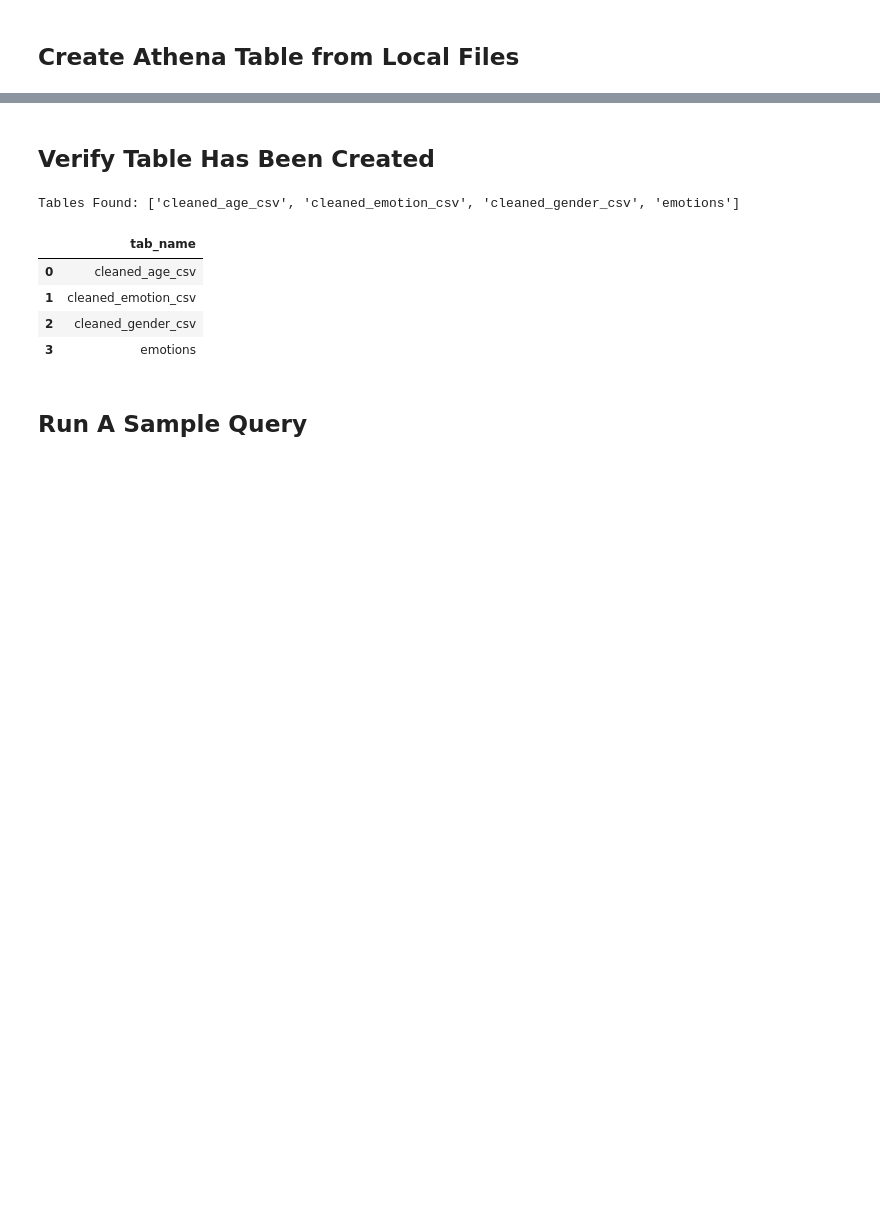
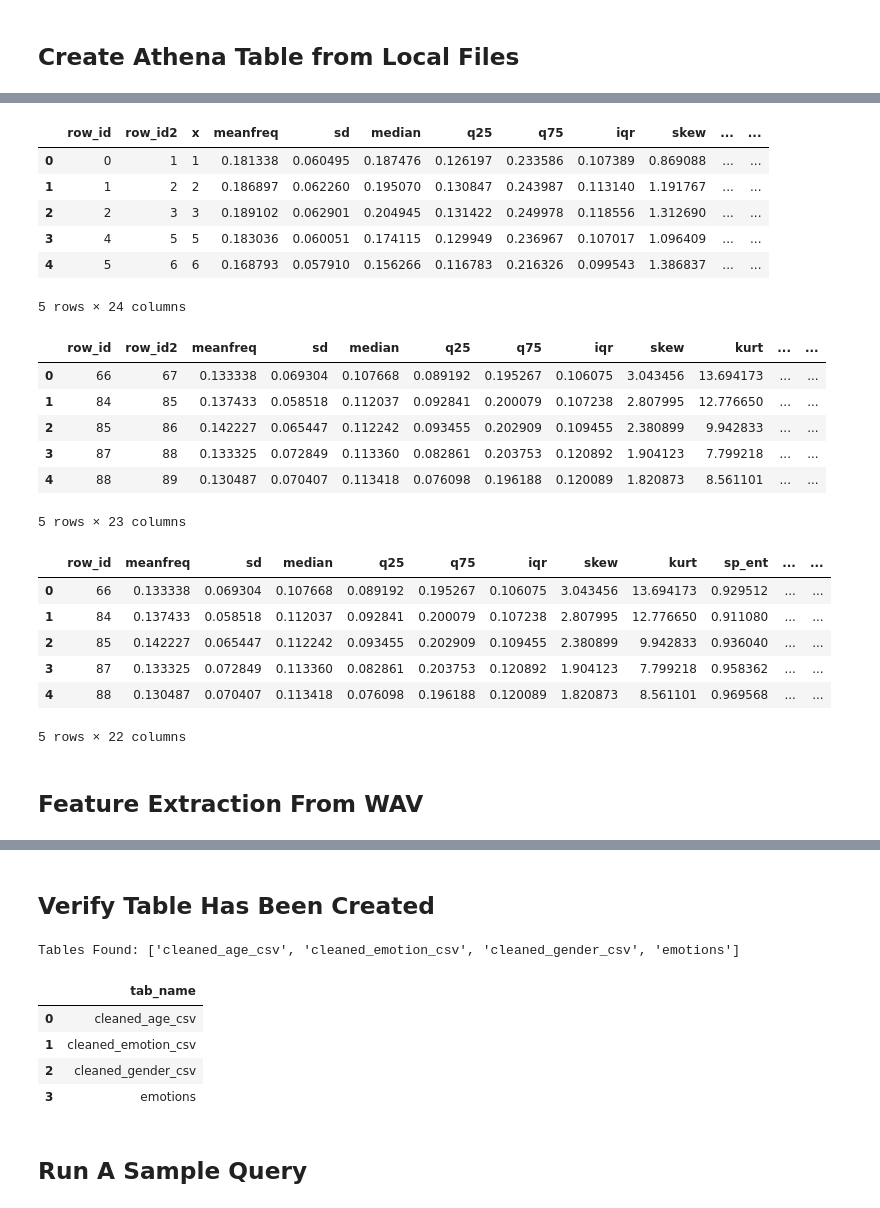
Before and after one commit to payalpt/aai-540-group-7, a Jupyter notebook: 05_Register_S3.ipynb, the cells around one changed output, grey strips where cells are left out. Drawn from its saved outputs; the diff is of its cells as text; code cells hidden in the pictures; blank space fills up the shorter version.

Commit message:
Data Schema for CSV, Draft WAV Extraction

```diff
--- a/05_Register_S3.ipynb
+++ b/05_Register_S3.ipynb
@@ -107,0 +256,40 @@ KeyError: 'CrawlerRunCount'
+# %%
+# Confirm each table was created
+df_emotion = pd.read_sql(
+    "SELECT * FROM audio_emotions.cleaned_emotion_csv LIMIT 5", conn
+)
+display(df_emotion)
+
+df_age = pd.read_sql(
+    "SELECT * FROM audio_emotions.cleaned_age_csv LIMIT 5", conn
+)
+display(df_age)
+
+df_gender = pd.read_sql(
+    "SELECT * FROM audio_emotions.cleaned_gender_csv LIMIT 5", conn
+)
+display(df_gender)
+# %% [output]
+|  | row_id | row_id2 | x | meanfreq | sd | median | q25 | q75 | iqr | skew | ... | ... |
+| 0 | 0 | 1 | 1 | 0.181338 | 0.060495 | 0.187476 | 0.126197 | 0.233586 | 0.107389 | 0.869088 | ... | ... |
+| 1 | 1 | 2 | 2 | 0.186897 | 0.062260 | 0.195070 | 0.130847 | 0.243987 | 0.113140 | 1.191767 | ... | ... |
+| 2 | 2 | 3 | 3 | 0.189102 | 0.062901 | 0.204945 | 0.131422 | 0.249978 | 0.118556 | 1.312690 | ... | ... |
+| 3 | 4 | 5 | 5 | 0.183036 | 0.060051 | 0.174115 | 0.129949 | 0.236967 | 0.107017 | 1.096409 | ... | ... |
+| 4 | 5 | 6 | 6 | 0.168793 | 0.057910 | 0.156266 | 0.116783 | 0.216326 | 0.099543 | 1.386837 | ... | ... |
+5 rows × 24 columns
+|  | row_id | row_id2 | meanfreq | sd | median | q25 | q75 | iqr | skew | kurt | ... | ... |
+| 0 | 66 | 67 | 0.133338 | 0.069304 | 0.107668 | 0.089192 | 0.195267 | 0.106075 | 3.043456 | 13.694173 | ... | ... |
+| 1 | 84 | 85 | 0.137433 | 0.058518 | 0.112037 | 0.092841 | 0.200079 | 0.107238 | 2.807995 | 12.776650 | ... | ... |
+| 2 | 85 | 86 | 0.142227 | 0.065447 | 0.112242 | 0.093455 | 0.202909 | 0.109455 | 2.380899 | 9.942833 | ... | ... |
+| 3 | 87 | 88 | 0.133325 | 0.072849 | 0.113360 | 0.082861 | 0.203753 | 0.120892 | 1.904123 | 7.799218 | ... | ... |
+| 4 | 88 | 89 | 0.130487 | 0.070407 | 0.113418 | 0.076098 | 0.196188 | 0.120089 | 1.820873 | 8.561101 | ... | ... |
+5 rows × 23 columns
+|  | row_id | meanfreq | sd | median | q25 | q75 | iqr | skew | kurt | sp_ent | ... | ... |
+| 0 | 66 | 0.133338 | 0.069304 | 0.107668 | 0.089192 | 0.195267 | 0.106075 | 3.043456 | 13.694173 | 0.929512 | ... | ... |
+| 1 | 84 | 0.137433 | 0.058518 | 0.112037 | 0.092841 | 0.200079 | 0.107238 | 2.807995 | 12.776650 | 0.911080 | ... | ... |
+| 2 | 85 | 0.142227 | 0.065447 | 0.112242 | 0.093455 | 0.202909 | 0.109455 | 2.380899 | 9.942833 | 0.936040 | ... | ... |
+| 3 | 87 | 0.133325 | 0.072849 | 0.113360 | 0.082861 | 0.203753 | 0.120892 | 1.904123 | 7.799218 | 0.958362 | ... | ... |
+| 4 | 88 | 0.130487 | 0.070407 | 0.113418 | 0.076098 | 0.196188 | 0.120089 | 1.820873 | 8.561101 | 0.969568 | ... | ... |
+5 rows × 22 columns
+# %% [markdown]
+## Feature Extraction From WAV
```
Also changed, not shown: parts of 18 cells of this notebook, 1 other file.
